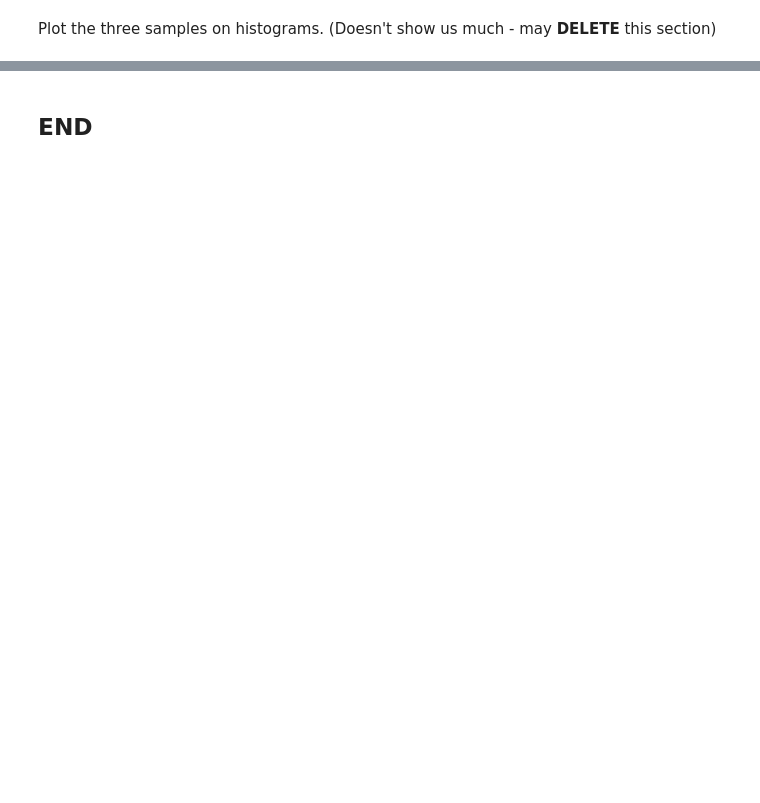
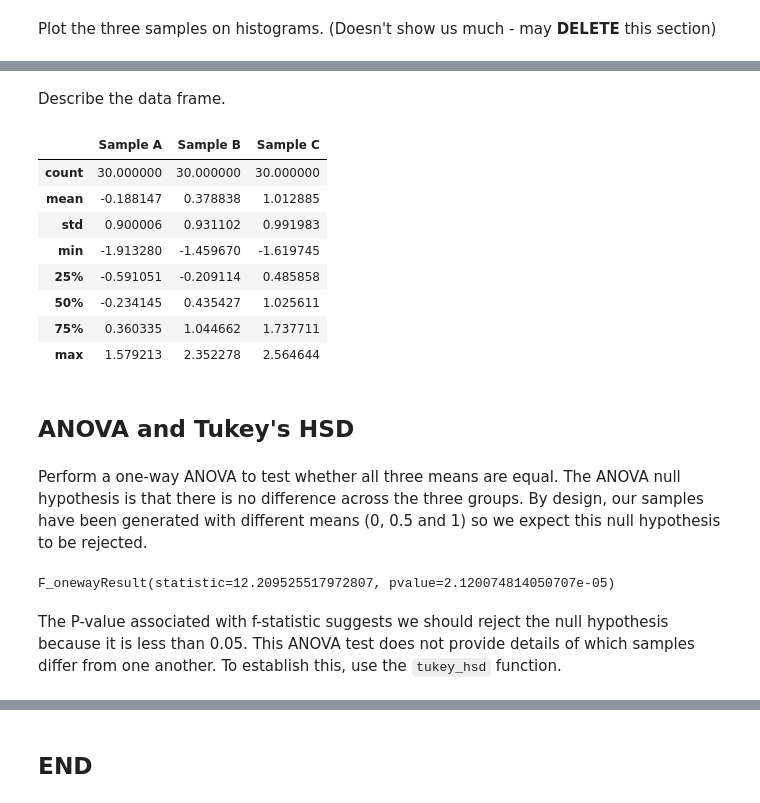
Before and after one commit to fdennehy/applied-statistics, a Jupyter notebook: problems.ipynb, the cells around one changed output, grey strips where cells are left out. Drawn from its saved outputs; the diff is of its cells as text; code cells hidden in the pictures; blank space fills up the shorter version.

Commit message:
Problem 4 ANOVA

```diff
--- a/problems.ipynb
+++ b/problems.ipynb
@@ -646,0 +678,28 @@ ax.legend();
+# %% [markdown]
+Describe the data frame.
+# %%
+# Describe
+df.describe()
+# %% [output]
+|  | Sample A | Sample B | Sample C |
+| count | 30.000000 | 30.000000 | 30.000000 |
+| mean | -0.188147 | 0.378838 | 1.012885 |
+| std | 0.900006 | 0.931102 | 0.991983 |
+| min | -1.913280 | -1.459670 | -1.619745 |
+| 25% | -0.591051 | -0.209114 | 0.485858 |
+| 50% | -0.234145 | 0.435427 | 1.025611 |
+| 75% | 0.360335 | 1.044662 | 1.737711 |
+| max | 1.579213 | 2.352278 | 2.564644 |
+# %% [markdown]
+## ANOVA and Tukey's HSD ##
+# %% [markdown]
+Perform a one-way ANOVA to test whether all three means are equal. The ANOVA null hypothesis is that there is no difference across the three groups. By design, our samples have been generated with different means (0, 0.5 and 1) so we expect this null hypothesis to be rejected.
+# %%
+# Perform ANOVA
+stats.f_oneway(df['Sample A'], df['Sample B'], df['Sample C'])
+# %% [output]
+F_onewayResult(statistic=12.209525517972807, pvalue=2.120074814050707e-05)
+# %% [markdown]
+The P-value associated with f-statistic suggests we should reject the null hypothesis because it is less than 0.05.
+This ANOVA test does not provide details of which samples differ from one another.
+To establish this, use the `tukey_hsd` function.
```
Also changed, not shown: parts of 10 cells of this notebook.
